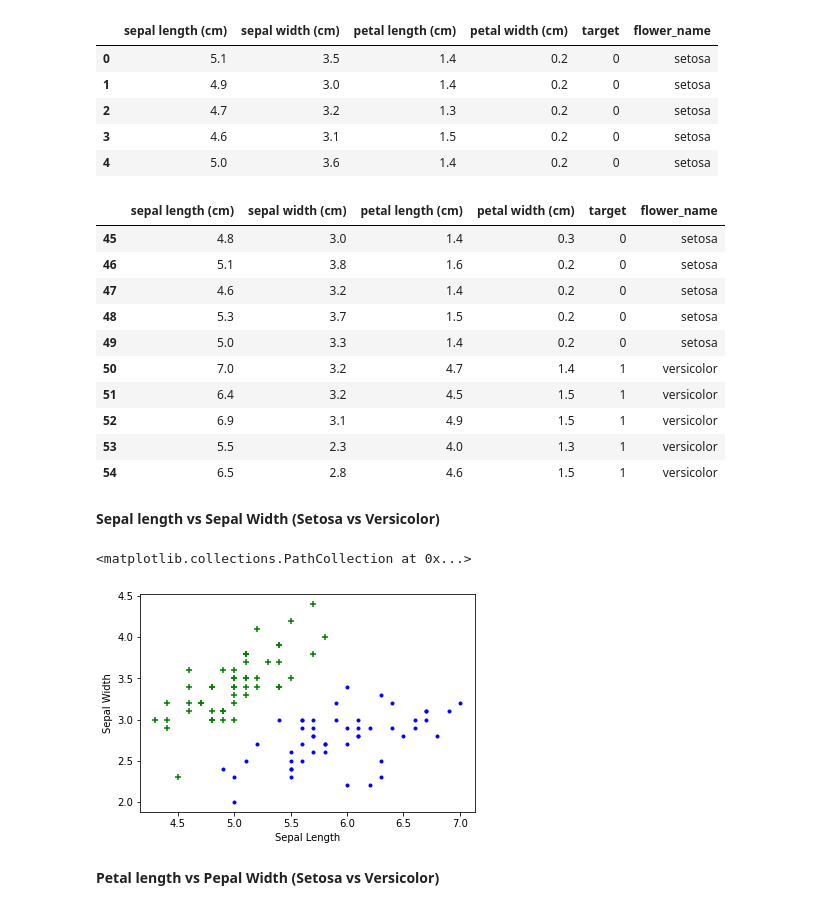
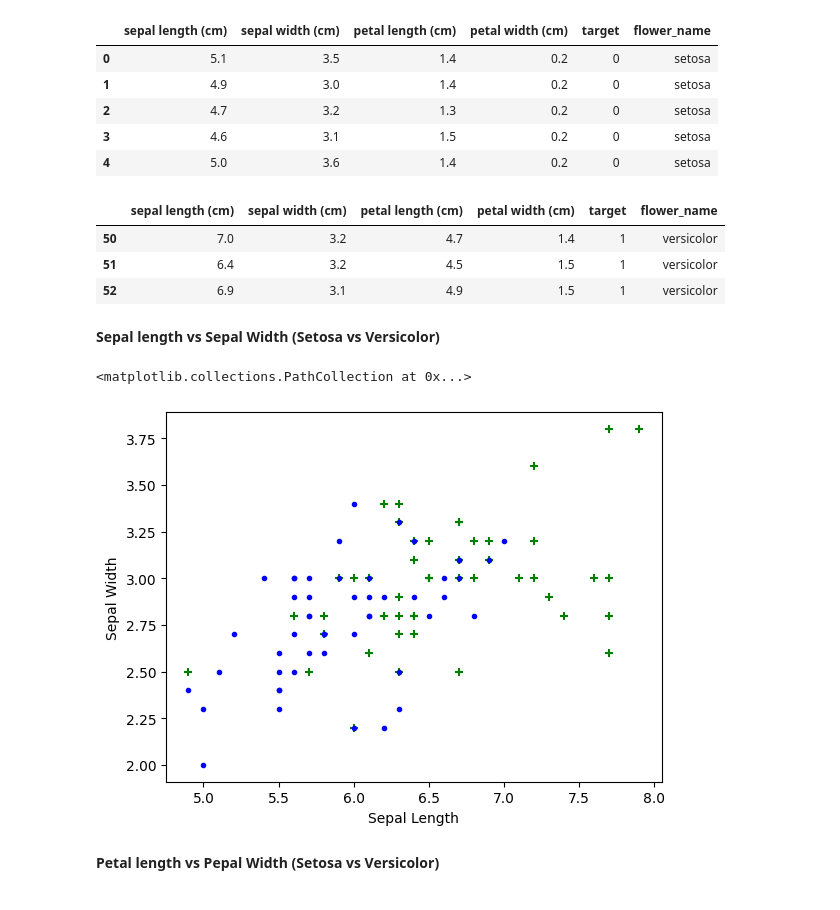
Before and after one commit to ssfatemi/DL-ML-Tutorial, a Jupyter notebook: ML-python/18_knn_classification.ipynb, the cells around one changed output. Saved outputs shown, nothing was run; the diff lists cells and outputs as text; code cells hidden in the pictures.

```diff
--- a/ML-python/18_knn_classification.ipynb
+++ b/ML-python/18_knn_classification.ipynb
@@ -70,17 +43,3 @@ df.head()
 | 2 | 4.7 | 3.2 | 1.3 | 0.2 | 0 | setosa |
 | 3 | 4.6 | 3.1 | 1.5 | 0.2 | 0 | setosa |
 | 4 | 5.0 | 3.6 | 1.4 | 0.2 | 0 | setosa |
-# %%
-df[45:55]
-# %% [output]
-|  | sepal length (cm) | sepal width (cm) | petal length (cm) | petal width (cm) | target | flower_name |
-| 45 | 4.8 | 3.0 | 1.4 | 0.3 | 0 | setosa |
-| 46 | 5.1 | 3.8 | 1.6 | 0.2 | 0 | setosa |
-| 47 | 4.6 | 3.2 | 1.4 | 0.2 | 0 | setosa |
-| 48 | 5.3 | 3.7 | 1.5 | 0.2 | 0 | setosa |
-| 49 | 5.0 | 3.3 | 1.4 | 0.2 | 0 | setosa |
-| 50 | 7.0 | 3.2 | 4.7 | 1.4 | 1 | versicolor |
-| 51 | 6.4 | 3.2 | 4.5 | 1.5 | 1 | versicolor |
-| 52 | 6.9 | 3.1 | 4.9 | 1.5 | 1 | versicolor |
-| 53 | 5.5 | 2.3 | 4.0 | 1.3 | 1 | versicolor |
-| 54 | 6.5 | 2.8 | 4.6 | 1.5 | 1 | versicolor |
@@ -91,3 +46,12 @@ df2 = df[100:]
+# %%
+df1 = df[df['target'] == 1]
+df2 = df[df['target'] == 2]
+df1.head(3)
+# %% [output]
+|  | sepal length (cm) | sepal width (cm) | petal length (cm) | petal width (cm) | target | flower_name |
+| 50 | 7.0 | 3.2 | 4.7 | 1.4 | 1 | versicolor |
+| 51 | 6.4 | 3.2 | 4.5 | 1.5 | 1 | versicolor |
+| 52 | 6.9 | 3.1 | 4.9 | 1.5 | 1 | versicolor |
 # %%
 import matplotlib.pyplot as plt
 %matplotlib inline
@@ -96,11 +60,11 @@ import matplotlib.pyplot as plt
 # %%
 plt.xlabel('Sepal Length')
 plt.ylabel('Sepal Width')
-plt.scatter(df0['sepal length (cm)'], df0['sepal width (cm)'],color="green",marker='+')
+plt.scatter(df2['sepal length (cm)'], df2['sepal width (cm)'],color="green",marker='+')
 plt.scatter(df1['sepal length (cm)'], df1['sepal width (cm)'],color="blue",marker='.')
 # %% [output]
 <matplotlib.collections.PathCollection at 0x...>
-[figure, old version]
+[figure, new version]
 # %% [markdown]
 **Petal length vs Pepal Width (Setosa vs Versicolor)**
 # %%
```
Also changed, not shown: parts of 26 cells of this notebook.
